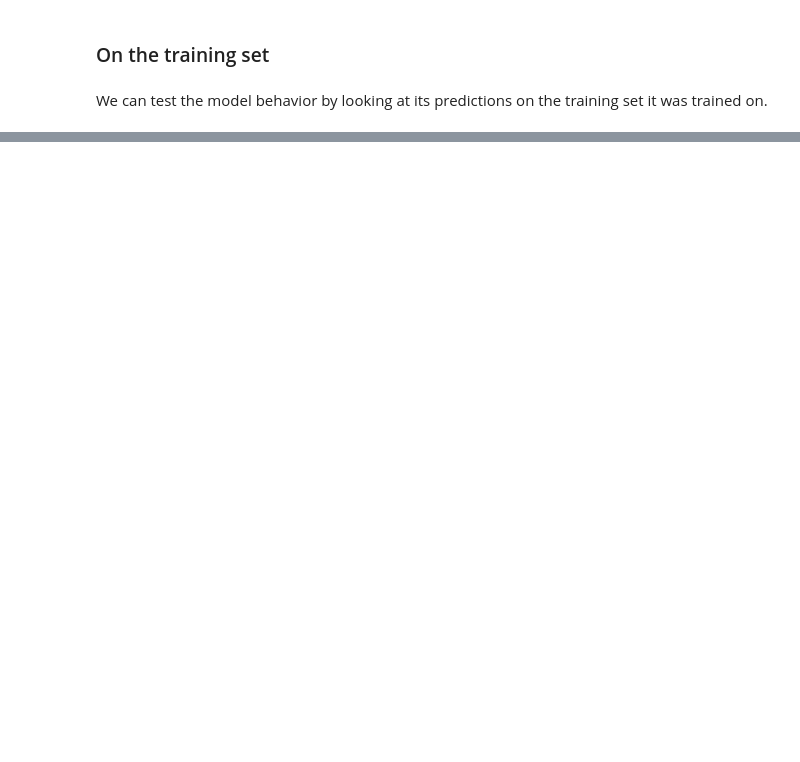
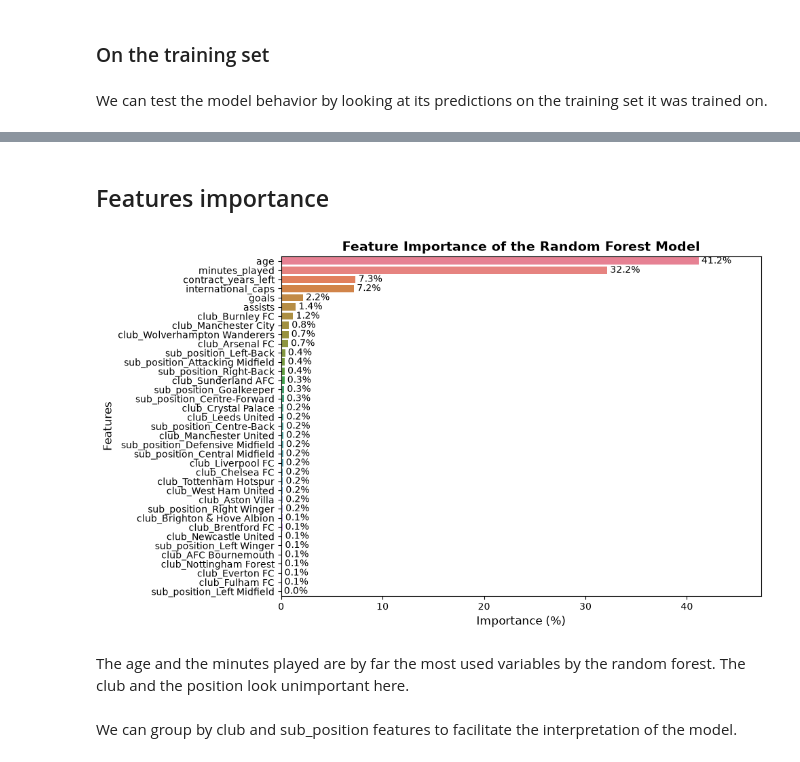
Before and after one commit to htm21/premier-league-market-value, a Jupyter notebook: notebooks/05_regression_model.ipynb, the cells around one changed output, grey strips where cells are left out. Cells and saved outputs as stored; diff of their text form; code cells hidden in the pictures; blank space fills up the shorter version.

Commit message:
Model the market value with a linear regression and a random forest

```diff
--- a/notebooks/05_regression_model.ipynb
+++ b/notebooks/05_regression_model.ipynb
@@ -47,2 +44,2 @@ The target is the log-ratio of the market value: log(value at the end / value at
 # %%
-model_data["value_change_log"] = np.log(pl_players_2025_26["value_end_eur"] / pl_players_2025_26["value_start_eur"])
+model_data["value_end_log"] = np.log(pl_players_2025_26["value_end_eur"])
@@ -56,2 +57,2 @@ The position becomes 4 columns with 0 or 1, one per position.
 # %%
-model_data = pd.get_dummies(model_data, columns=["position"], dtype=int)
+model_data = pd.get_dummies(model_data, columns=["sub_position", "club"], dtype=int)
@@ -79,8 +82,8 @@ model_data.shape
 # %% [markdown]
 ## Features and target
 # %%
-y = model_data["value_change_log"]
-X = model_data.drop(columns="value_change_log")
+y = model_data["value_end_log"]
+X = model_data.drop(columns="value_end_log")
 # %% [markdown]
 ## Train / test split
 # %%
@@ -285,0 +147,12 @@ The model explains the season afterwards, it does not predict it: the minutes, g
+# %%
+rf_model = RandomForestRegressor(random_state=10)
+rf_model.fit(X_train, y_train)
+
+y_predicted_rf = rf_model.predict(X_test)
+
+mae = mae_m_eur(y_test, y_predicted_rf)
+r2 = r2_score(y_test, y_predicted_rf)
+
+print("------- Random Forest Regressor -------")
+print(f"Mean Absolute Error : {mae:.1f} M€")
+print(f"R² score : {r2:.2f}")
@@ -285,0 +233,50 @@ The model explains the season afterwards, it does not predict it: the minutes, g
+# %% [markdown]
+## Features importance
+# %%
+feat_importances = pd.DataFrame(
+    {
+        "Feature": X.columns,
+        "Importance": rf_model.feature_importances_,
+    }
+)
+
+feat_importances["Importance (%)"] = feat_importances["Importance"] * 100
+
+feat_importances = feat_importances.sort_values(
+    by="Importance (%)",
+    ascending=False,
+)
+
+plt.figure(figsize=(10, 6))
+
+ax = sns.barplot(
+    x="Importance (%)",
+    y="Feature",
+    data=feat_importances,
+    hue="Feature",
+    legend=False
+)
+
+for container in ax.containers:
+    ax.bar_label(
+        container,
+        fmt="%.1f%%",
+        padding=3,
+    )
+
+plt.title(
+    "Feature Importance of the Random Forest Model",
+    fontsize=14,
+    fontweight="bold",
+)
+plt.xlabel("Importance (%)", fontsize=12)
+plt.ylabel("Features", fontsize=12)
+plt.xlim(0, feat_importances["Importance (%)"].max() * 1.15)
+plt.tight_layout()
+plt.show()
+# %% [output]
+[figure, added]
+# %% [markdown]
+The age and the minutes played are by far the most used variables by the random forest. The club and the position look unimportant here.
+# %% [markdown]
+We can group by club and sub_position features to facilitate the interpretation of the model.
```
Also changed, not shown: parts of 77 cells of this notebook, 1 other file.
